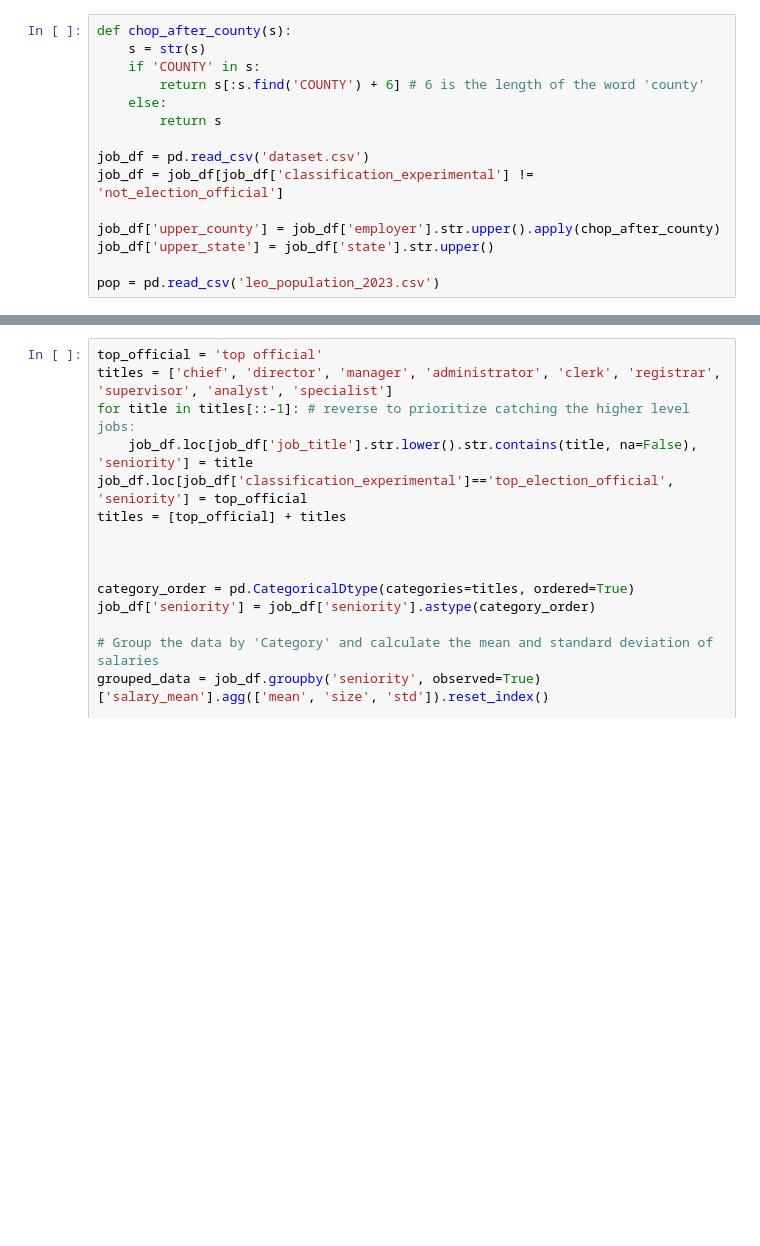
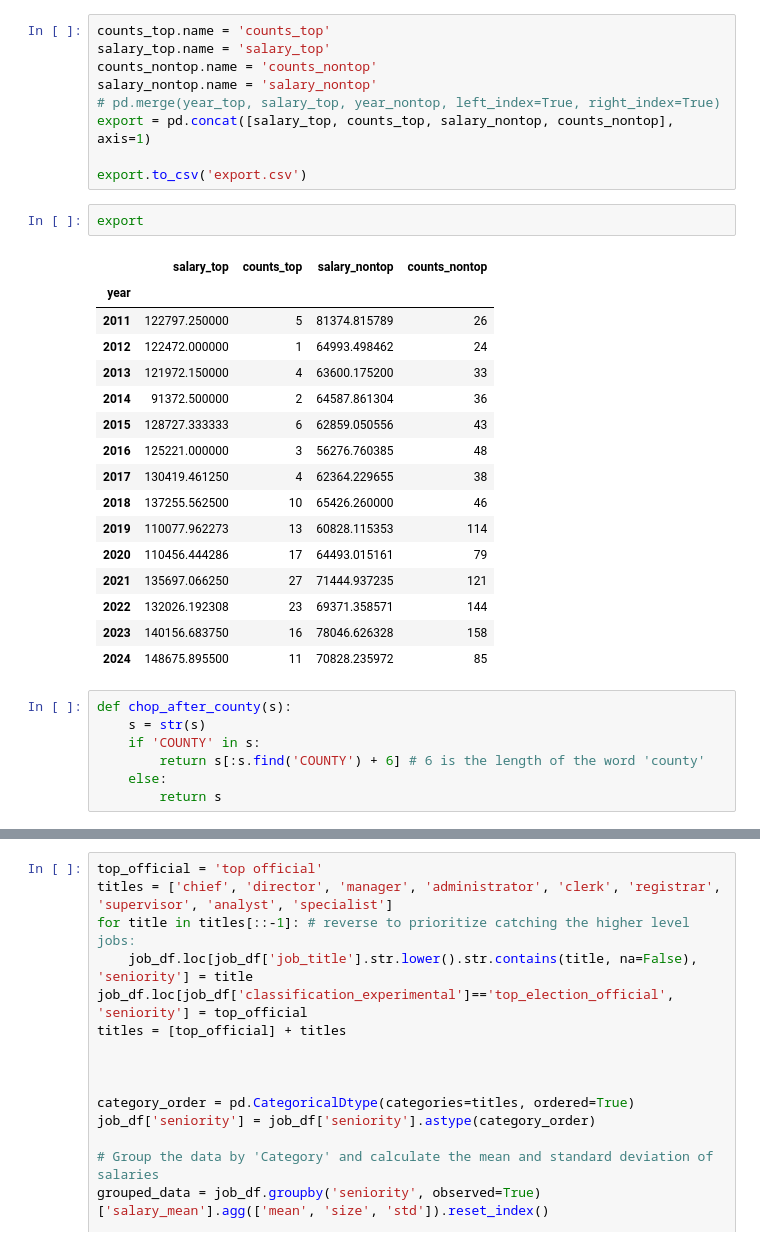
Before and after one commit to Bipartisan-Policy-Center/election-official-job-descriptions, a Jupyter notebook: analysis.ipynb, the cells around one changed output, grey strips where cells are left out. Saved outputs shown, nothing was run; the diff lists cells and outputs as text; blank space fills up the shorter version.

```diff
--- a/analysis.ipynb
+++ b/analysis.ipynb
@@ -9,3 +103,31 @@ import scipy.stats as sps
+# %%
+counts_top.name = 'counts_top'
+salary_top.name = 'salary_top'
+counts_nontop.name = 'counts_nontop'
+salary_nontop.name = 'salary_nontop'
+# pd.merge(year_top, salary_top, year_nontop, left_index=True, right_index=True)
+export = pd.concat([salary_top, counts_top, salary_nontop, counts_nontop], axis=1)
+
+export.to_csv('export.csv')
+# %%
+export
+# %% [output]
+|  | salary_top | counts_top | salary_nontop | counts_nontop |
+| year |  |  |  |  |
+| 2011 | 122797.250000 | 5 | 81374.815789 | 26 |
+| 2012 | 122472.000000 | 1 | 64993.498462 | 24 |
+| 2013 | 121972.150000 | 4 | 63600.175200 | 33 |
+| 2014 | 91372.500000 | 2 | 64587.861304 | 36 |
+| 2015 | 128727.333333 | 6 | 62859.050556 | 43 |
+| 2016 | 125221.000000 | 3 | 56276.760385 | 48 |
+| 2017 | 130419.461250 | 4 | 62364.229655 | 38 |
+| 2018 | 137255.562500 | 10 | 65426.260000 | 46 |
+| 2019 | 110077.962273 | 13 | 60828.115353 | 114 |
+| 2020 | 110456.444286 | 17 | 64493.015161 | 79 |
+| 2021 | 135697.066250 | 27 | 71444.937235 | 121 |
+| 2022 | 132026.192308 | 23 | 69371.358571 | 144 |
+| 2023 | 140156.683750 | 16 | 78046.626328 | 158 |
+| 2024 | 148675.895500 | 11 | 70828.235972 | 85 |
 # %%
 def chop_after_county(s):
     s = str(s)
@@ -13,12 +135,4 @@ def chop_after_county(s):
         return s[:s.find('COUNTY') + 6] # 6 is the length of the word 'county'
     else:
         return s
-
-job_df = pd.read_csv('dataset.csv')
-job_df = job_df[job_df['classification_experimental'] != 'not_election_official']
-
-job_df['upper_county'] = job_df['employer'].str.upper().apply(chop_after_county)
-job_df['upper_state'] = job_df['state'].str.upper()
-
-pop = pd.read_csv('leo_population_2023.csv')
 # %%
```
Also changed, not shown: parts of 8 cells of this notebook, 2 other files.
